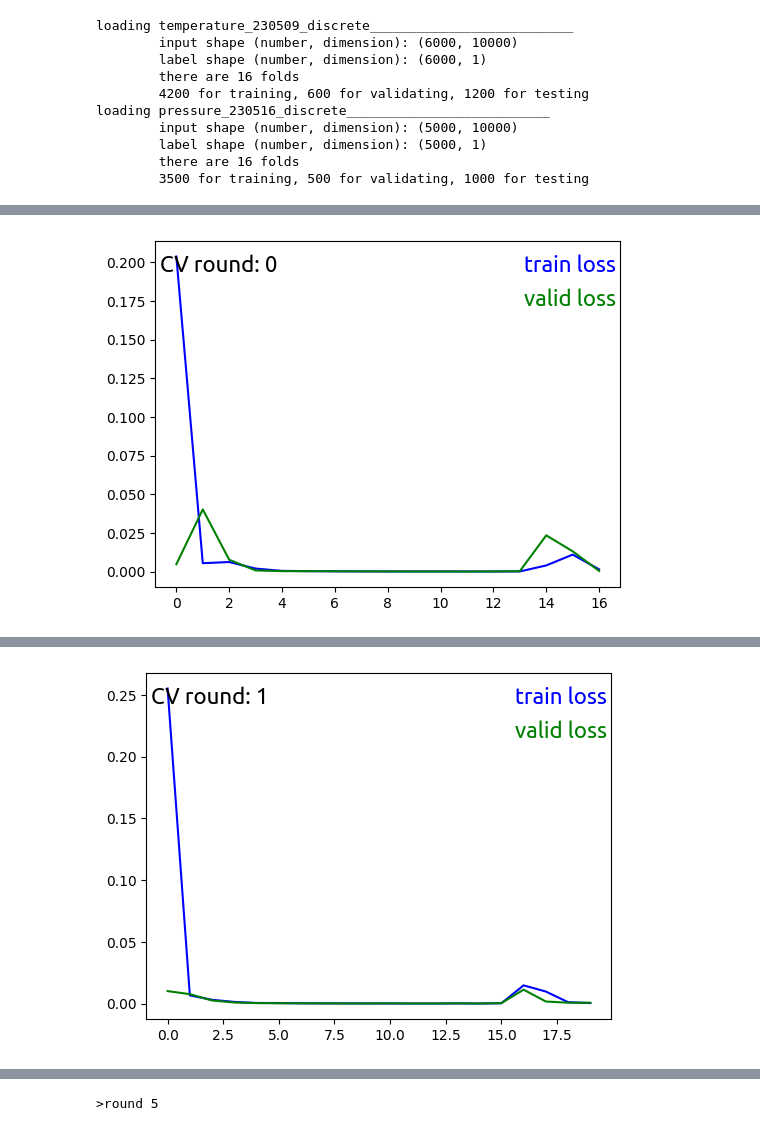
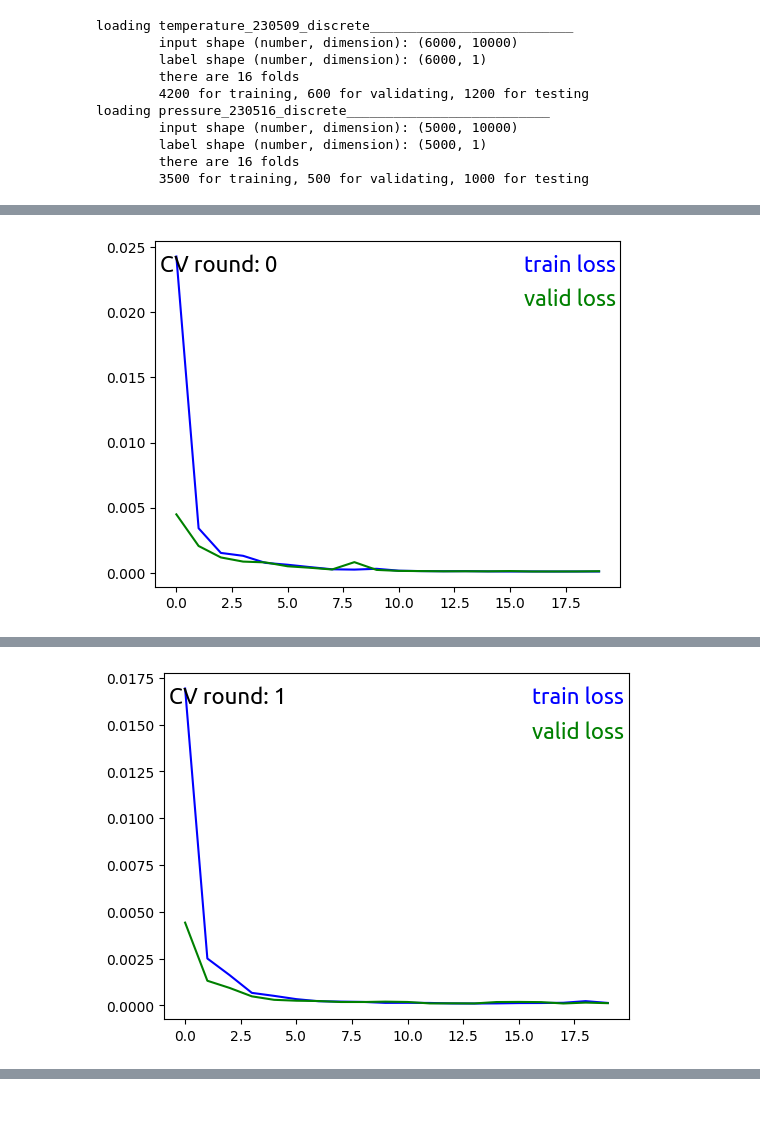
Before and after one commit to JasonLiu2024/Meta-Learning, a Jupyter notebook: TripletAux+TCN.ipynb, the cells around one changed output, grey strips where cells are left out. Drawn from its saved outputs; the diff is of its cells as text; code cells hidden in the pictures.

```diff
--- a/TripletAux+TCN.ipynb
+++ b/TripletAux+TCN.ipynb
@@ -40,7 +40,7 @@ s = {
     'output type'       : "one number",
     'output meaning'    : "temperature or pressure, depending on distribution",
     'output dimension'  : 1,
-    'learning rate'     : 5e-4, # was 1e-4
+    'learning rate'     : 1e-4, # was 1e-4
     'feature dimension' : 300,
     'cross validation round': 16,
     'cross validation round-development' : 2,
@@ -50,7 +50,7 @@ s = {
     'number of convolution levels': 3,
     'best model folder' : 'triplet_best_model/'
 }
-# datas.reverse()
+datas.reverse()
 CVtor = CrossValidator(saver=SaveBestCrossValidationModel(s['best model folder']),
                        dataset=TripletAux_and_TCNDataset,
                        datas=datas,
@@ -59,9 +59,9 @@ CVtor = CrossValidator(saver=SaveBestCrossValidationModel(s['best model folder']
                        settings=s,
                        device=device,
                        dev=False)
-CVtor.single_task_train(0)
+# CVtor.single_task_train(1)
 # CVtor.multi_task_train_sequential()
-# CVtor.multi_task_train_weave(alternate_rows_itertools)
+CVtor.multi_task_train_weave(alternate_rows_itertools)
 CVtor.complete_notify()
 CVtor.test_all()
 # %% [output]
@@ -80,2 +79,2 @@ min valid loss: 0.00014521076664095745
-[figure, old version]
+[figure, new version]
 >round 1
@@ -85 +83 @@ min valid loss: 0.00011572292933124118
-[figure, old version]
+[figure, new version]
@@ -101 +90,0 @@ min valid loss: 9.961292162188328e-05
->round 5
```
Also changed, not shown: parts of 1 cell of this notebook, 1 other file.
